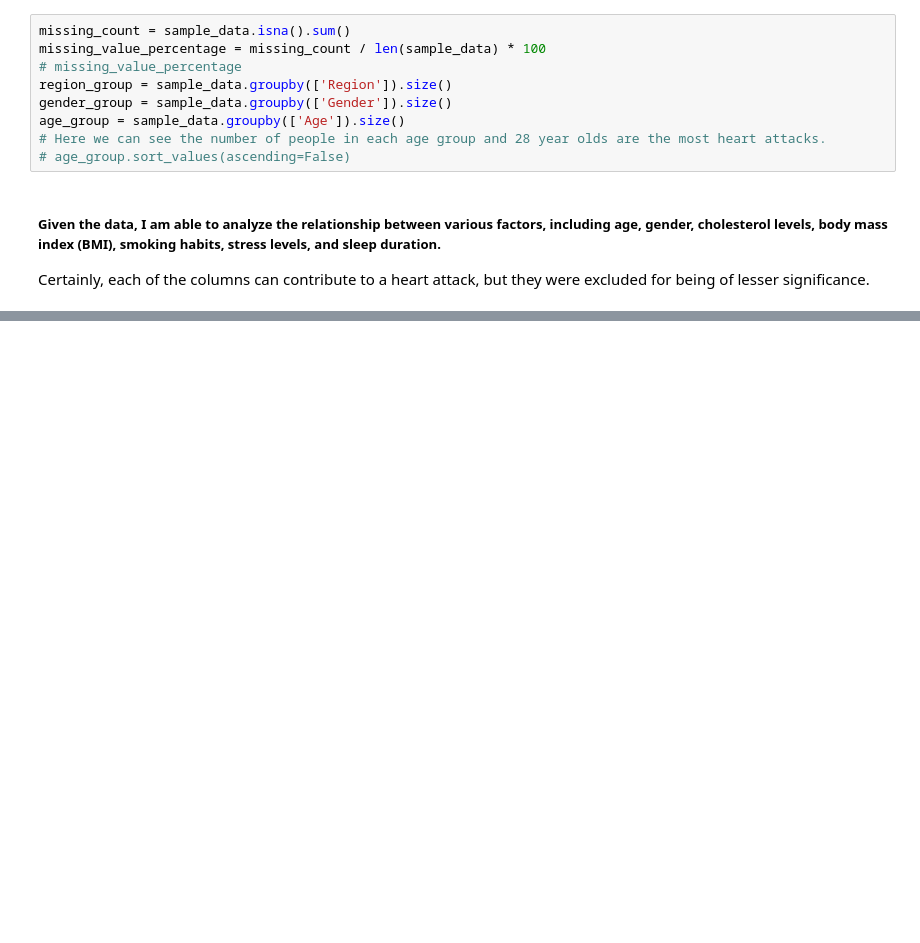
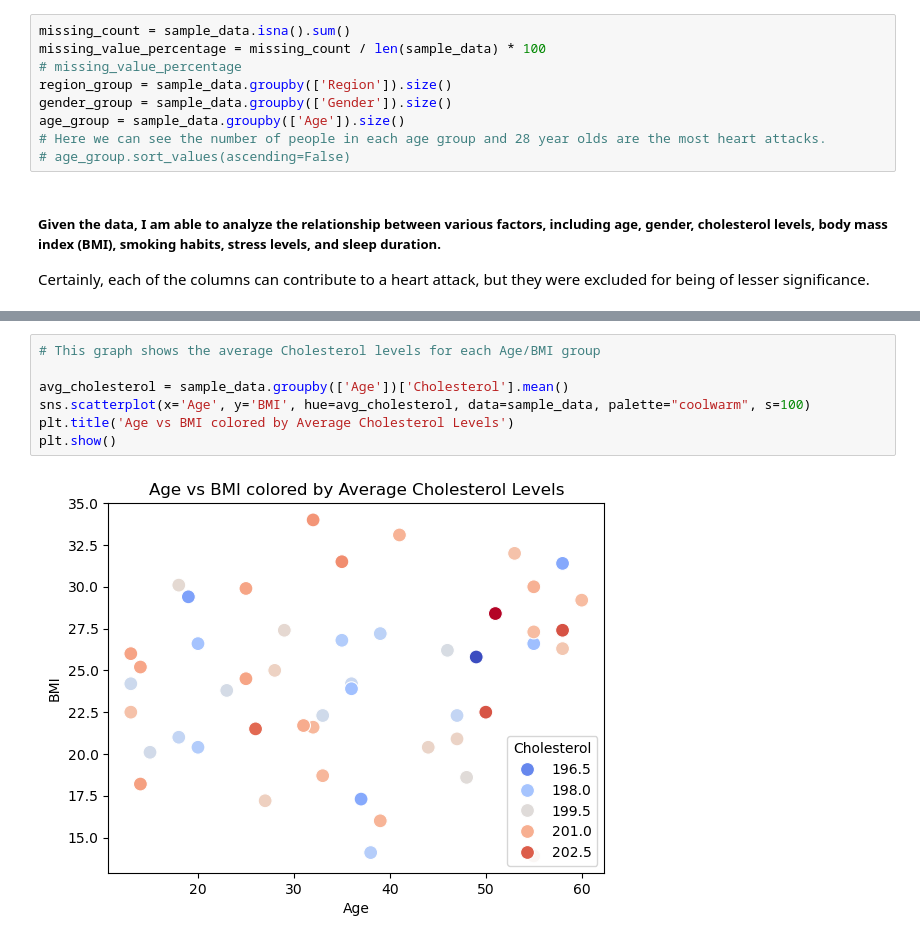
Before and after one commit to GiwonLee1999/Data-wrangling-ETL-Analysis-ML-DL, a Jupyter notebook: Data Wrangling/ETL test01/ETL_heart_attack_russia.ipynb, the cells around one changed output, grey strips where cells are left out. Saved outputs shown, nothing was run; the diff lists cells and outputs as text; blank space fills up the shorter version.

```diff
--- a/Data Wrangling/ETL test01/ETL_heart_attack_russia.ipynb
+++ b/Data Wrangling/ETL test01/ETL_heart_attack_russia.ipynb
@@ -103,0 +107,9 @@ sns.boxplot(x='Age', y='Sleep_Hours', data=sample_data)
+# %%
+# This graph shows the average Cholesterol levels for each Age/BMI group
+
+avg_cholesterol = sample_data.groupby(['Age'])['Cholesterol'].mean()
+sns.scatterplot(x='Age', y='BMI', hue=avg_cholesterol, data=sample_data, palette="coolwarm", s=100)
+plt.title('Age vs BMI colored by Average Cholesterol Levels')
+plt.show()
+# %% [output]
+[figure, added]
```
Also changed, not shown: parts of 3 cells of this notebook.
